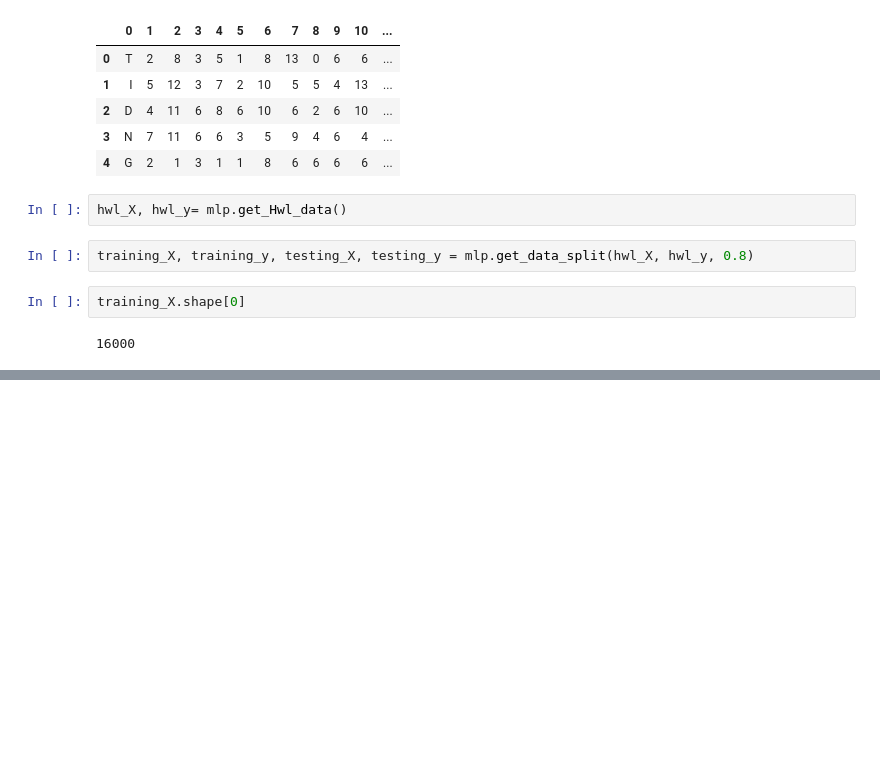
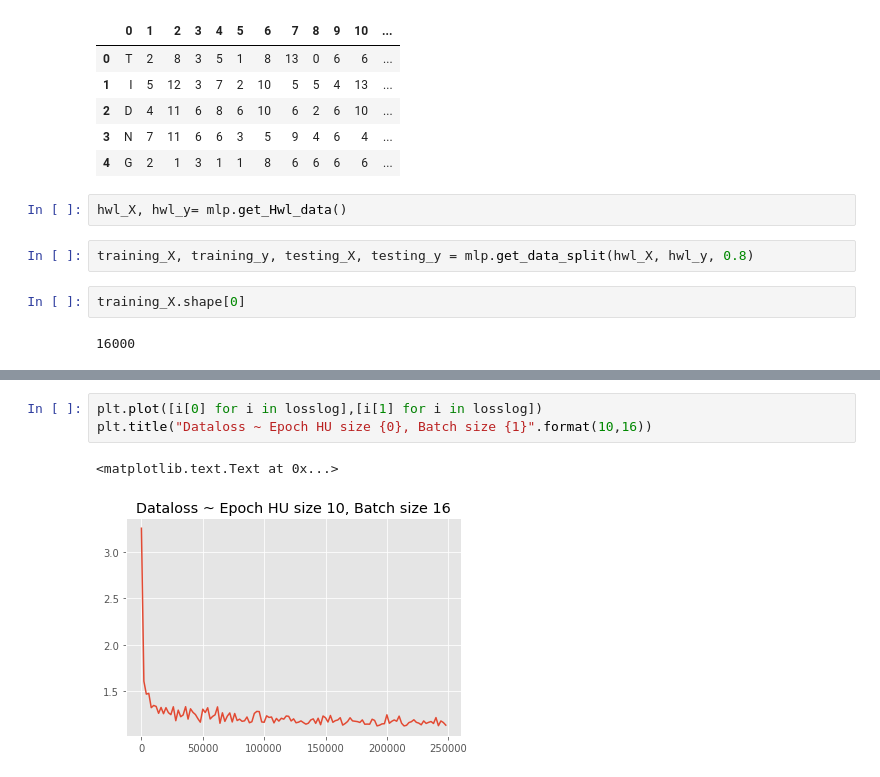
Before and after one commit to nilbot/neural-networks-tutorial, a Jupyter notebook: Notes.ipynb, the cells around one changed output, grey strips where cells are left out. Cells and saved outputs as stored; diff of their text form; blank space fills up the shorter version.

```diff
--- a/Notes.ipynb
+++ b/Notes.ipynb
@@ -135 +149,7 @@ Accuracy after epoch 248000: 0.665%
+# %%
+plt.plot([i[0] for i in losslog],[i[1] for i in losslog])
+plt.title("Dataloss ~ Epoch HU size {0}, Batch size {1}".format(10,16))
+# %% [output]
+<matplotlib.text.Text at 0x...>
+[figure, added]
 # %%
```
Also changed, not shown: parts of 9 cells of this notebook, 1 other file.
